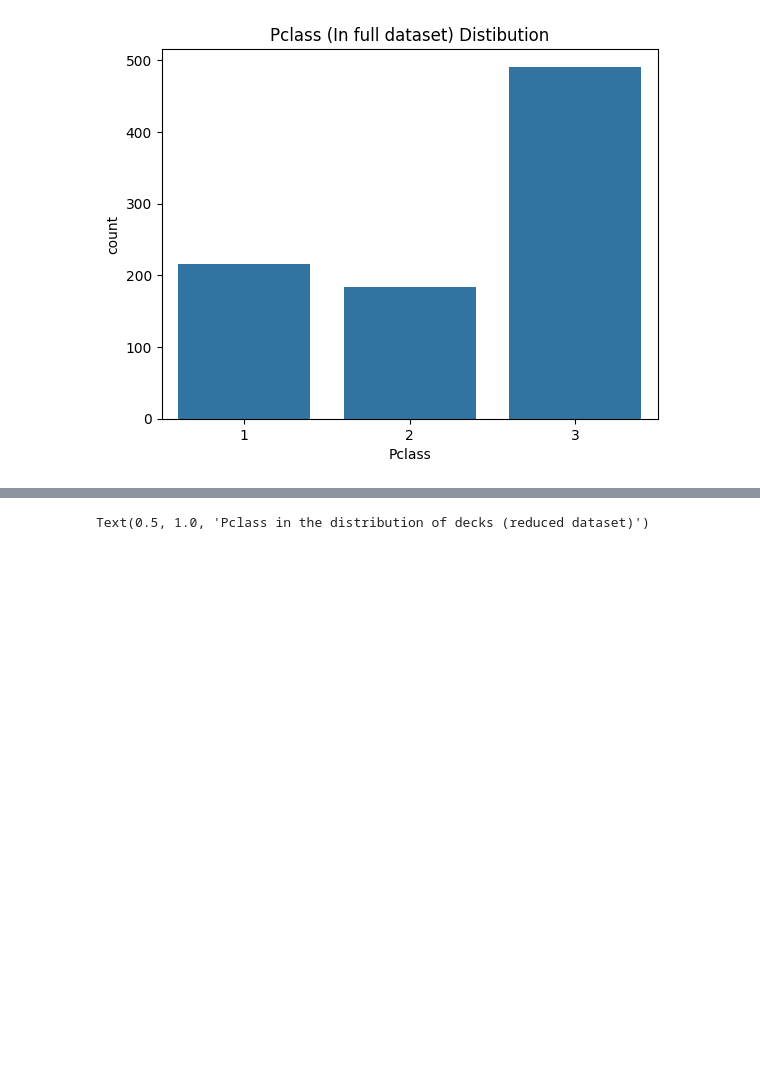
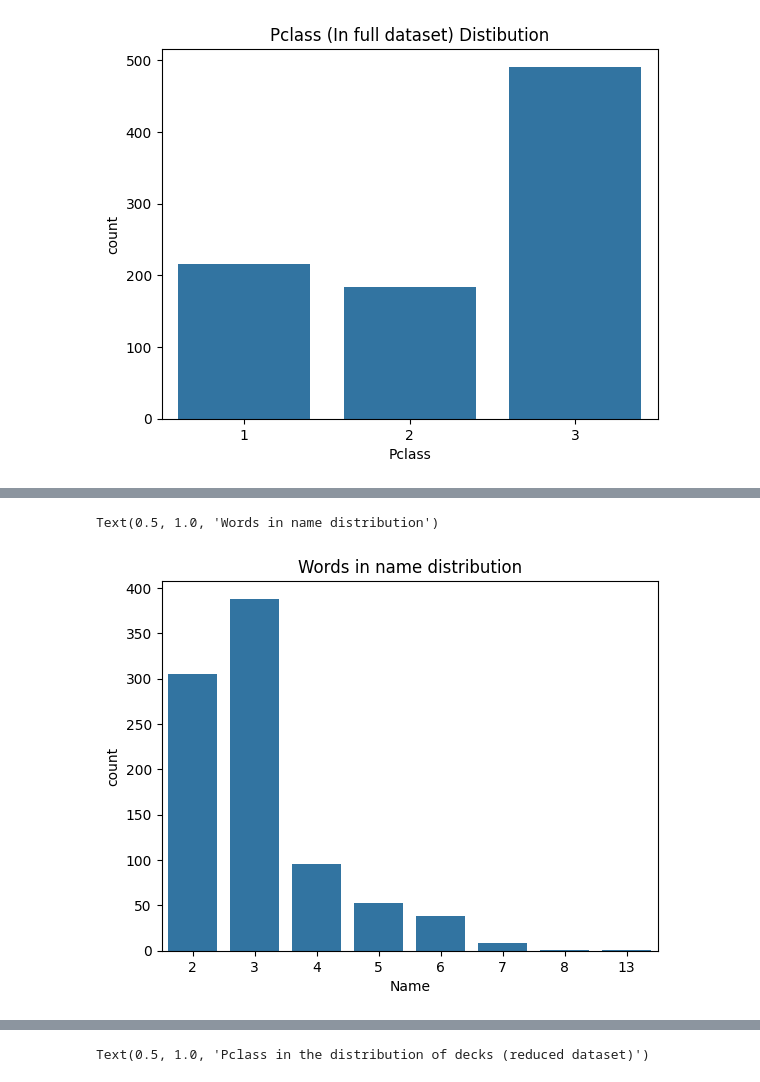
Before and after one commit to PigStep/ML-Titanic-Kaggle-contest, a Jupyter notebook: notebooks/ML titanic prediction/Titanic_notebook.ipynb, the cells around one changed output, grey strips where cells are left out. Saved outputs shown, nothing was run; the diff lists cells and outputs as text; code cells hidden in the pictures; blank space fills up the shorter version.

```diff
--- a/notebooks/ML titanic prediction/Titanic_notebook.ipynb
+++ b/notebooks/ML titanic prediction/Titanic_notebook.ipynb
@@ -141,0 +150,6 @@ Text(0.5, 1.0, 'Pclass (In full dataset) Distibution')
+# %%
+sns.countplot(titanic_train, x="Name")
+plt.title("Words in name distribution")
+# %% [output]
+Text(0.5, 1.0, 'Words in name distribution')
+[figure, added]
```
Also changed, not shown: parts of 13 cells of this notebook.
